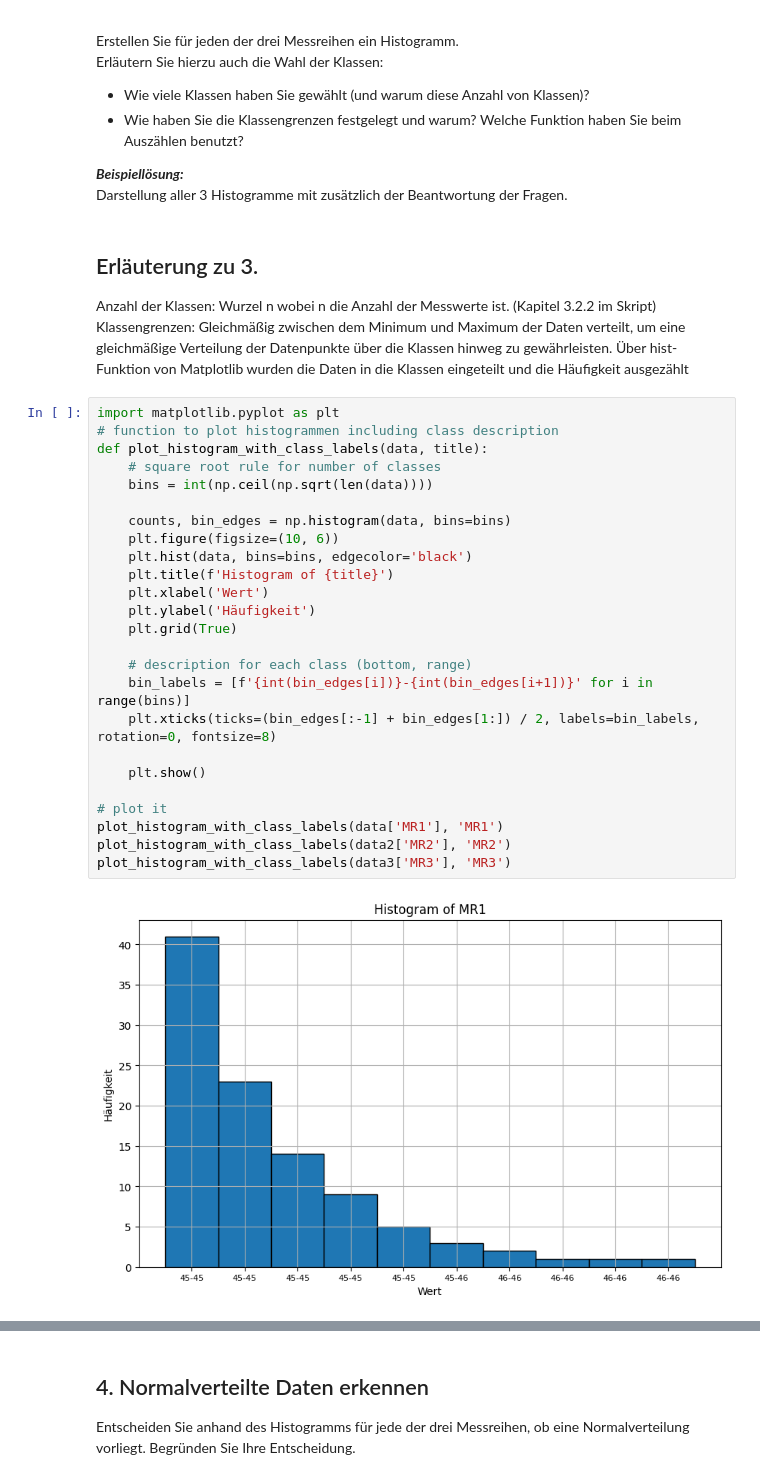
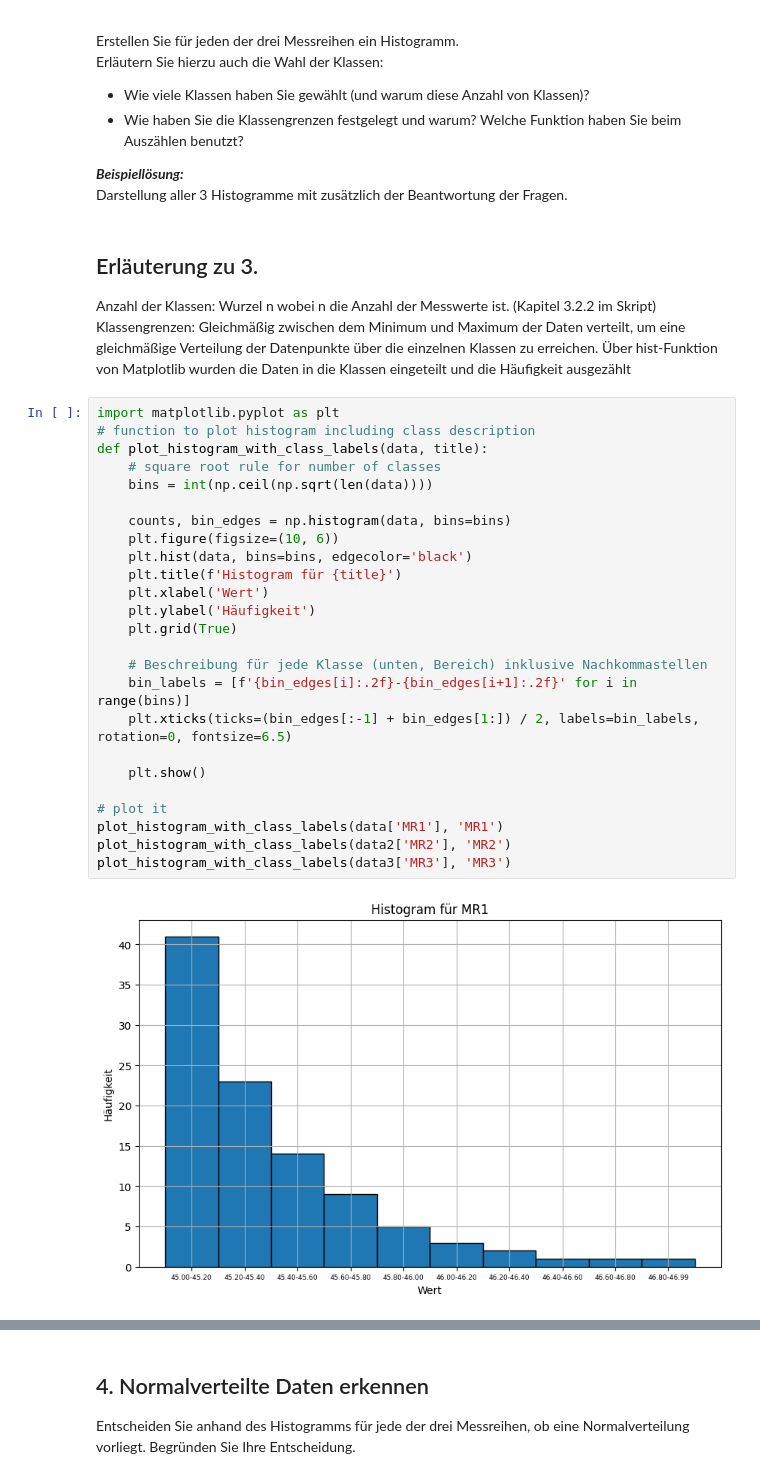
Before and after one commit to Fiusa21/Statistik_Labore, a Jupyter notebook: TestatAufgabe_4.ipynb, the cells around one changed output, grey strips where cells are left out. Drawn from its saved outputs; the diff is of its cells as text.

```diff
--- a/TestatAufgabe_4.ipynb
+++ b/TestatAufgabe_4.ipynb
@@ -119,32 +119,32 @@ Darstellung aller 3 Histogramme mit zusätzlich der Beantwortung der Fragen.
 # %% [markdown]
 ## Erläuterung zu 3.
 Anzahl der Klassen: Wurzel n wobei n die Anzahl der Messwerte ist. (Kapitel 3.2.2 im Skript)
-Klassengrenzen: Gleichmäßig zwischen dem Minimum und Maximum der Daten verteilt, um eine gleichmäßige Verteilung der Datenpunkte über die Klassen hinweg zu gewährleisten.
+Klassengrenzen: Gleichmäßig zwischen dem Minimum und Maximum der Daten verteilt, um eine gleichmäßige Verteilung der Datenpunkte über die einzelnen Klassen zu erreichen.
 Über hist-Funktion von Matplotlib wurden die Daten in die Klassen eingeteilt und die Häufigkeit ausgezählt
 # %%
 import matplotlib.pyplot as plt
-# function to plot histogrammen including class description
+# function to plot histogram including class description
 def plot_histogram_with_class_labels(data, title):
     # square root rule for number of classes
     bins = int(np.ceil(np.sqrt(len(data))))
 
     counts, bin_edges = np.histogram(data, bins=bins)
     plt.figure(figsize=(10, 6))
     plt.hist(data, bins=bins, edgecolor='black')
-    plt.title(f'Histogram of {title}')
+    plt.title(f'Histogram für {title}')
     plt.xlabel('Wert')
     plt.ylabel('Häufigkeit')
     plt.grid(True)
 
-    # description for each class (bottom, range)
-    bin_labels = [f'{int(bin_edges[i])}-{int(bin_edges[i+1])}' for i in range(bins)]
-    plt.xticks(ticks=(bin_edges[:-1] + bin_edges[1:]) / 2, labels=bin_labels, rotation=0, fontsize=8)
+    # Beschreibung für jede Klasse (unten, Bereich) inklusive Nachkommastellen
+    bin_labels = [f'{bin_edges[i]:.2f}-{bin_edges[i+1]:.2f}' for i in range(bins)]
+    plt.xticks(ticks=(bin_edges[:-1] + bin_edges[1:]) / 2, labels=bin_labels, rotation=0, fontsize=6.5)
 
     plt.show()
 
 # plot it
 plot_histogram_with_class_labels(data['MR1'], 'MR1')
 plot_histogram_with_class_labels(data2['MR2'], 'MR2')
 plot_histogram_with_class_labels(data3['MR3'], 'MR3')
 # %% [output]
-[figure, old version]
+[figure, new version]
```
Also changed, not shown: parts of 1 cell of this notebook.
